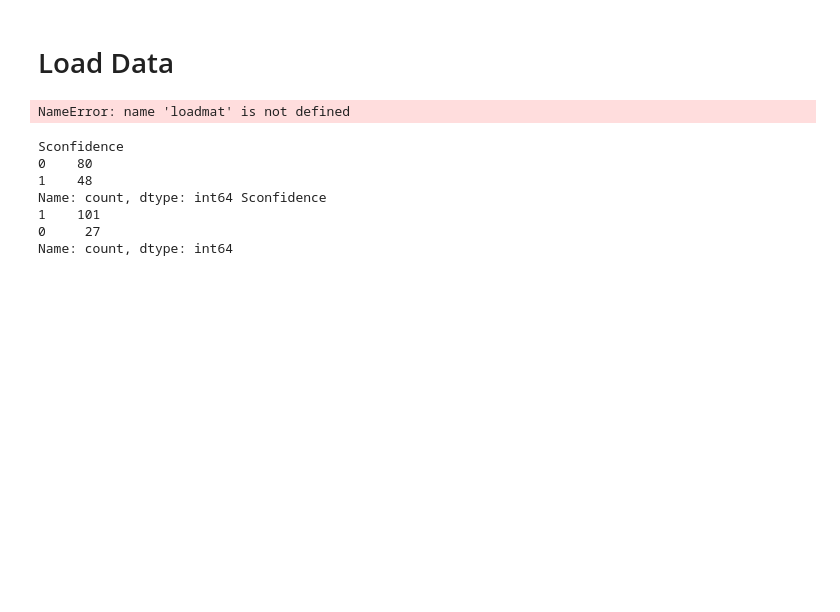
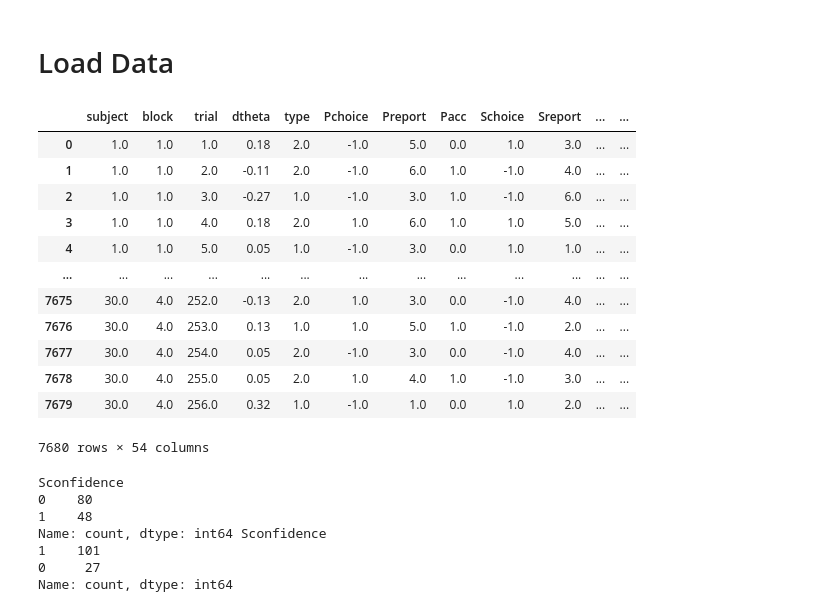
Before and after one commit to meikeoschmann/disRNN-conf-match, a Jupyter notebook: CogModelingRNNsTutorial/DisentangledRNNs_Meike.ipynb, the cells around one changed output. Drawn from its saved outputs; the diff is of its cells as text; code cells hidden in the pictures; blank space fills up the shorter version.

```diff
--- a/CogModelingRNNsTutorial/DisentangledRNNs_Meike.ipynb
+++ b/CogModelingRNNsTutorial/DisentangledRNNs_Meike.ipynb
@@ -26,26 +24,38 @@ Leave-one-out cross-validation for only one subject + plots
 # %%
 data_dir = '..\data\data_for_Meike.mat'
 matDf = loadmat(data_dir)['data']
 df = pd.DataFrame(np.squeeze(np.array(matDf.tolist())).T, columns=matDf.dtype.names).drop(columns=['label','Spcorrect1', 'Spcorrect2', 'Snoise']).sort_values(by=['subject', 'trial'])
 
 # Define target and list of features from previous trial and current trial
 features_prev = ['type', 'theta', 'Pconfidence', 'Pacc', 'Sacc', 'select', 'Reward', 'Sconfidence']
 features_curr = ['type', 'theta', 'Sacc']
 target = ['Sconfidence']
 
 data = SubjectData(
         df,
         features_prev,
         features_curr,
         target,
         categorical_partners=True,
         categorical_theta=True)
 
 features = data.features_prev + data.features_curr
-subject_idx = 27
+subject_idx = 7
 data()
 # %% [output]
+|  | subject | block | trial | dtheta | type | Pchoice | Preport | Pacc | Schoice | Sreport | ... | ... |
+| 0 | 1.0 | 1.0 | 1.0 | 0.18 | 2.0 | -1.0 | 5.0 | 0.0 | 1.0 | 3.0 | ... | ... |
+| 1 | 1.0 | 1.0 | 2.0 | -0.11 | 2.0 | -1.0 | 6.0 | 1.0 | -1.0 | 4.0 | ... | ... |
+| 2 | 1.0 | 1.0 | 3.0 | -0.27 | 1.0 | -1.0 | 3.0 | 1.0 | -1.0 | 6.0 | ... | ... |
+| 3 | 1.0 | 1.0 | 4.0 | 0.18 | 2.0 | 1.0 | 6.0 | 1.0 | 1.0 | 5.0 | ... | ... |
+| 4 | 1.0 | 1.0 | 5.0 | 0.05 | 1.0 | -1.0 | 3.0 | 0.0 | 1.0 | 1.0 | ... | ... |
+| ... | ... | ... | ... | ... | ... | ... | ... | ... | ... | ... | ... | ... |
+| 7675 | 30.0 | 4.0 | 252.0 | -0.13 | 2.0 | 1.0 | 3.0 | 0.0 | -1.0 | 4.0 | ... | ... |
+| 7676 | 30.0 | 4.0 | 253.0 | 0.13 | 1.0 | 1.0 | 5.0 | 1.0 | -1.0 | 2.0 | ... | ... |
+| 7677 | 30.0 | 4.0 | 254.0 | 0.05 | 2.0 | -1.0 | 3.0 | 0.0 | -1.0 | 4.0 | ... | ... |
+| 7678 | 30.0 | 4.0 | 255.0 | 0.05 | 2.0 | 1.0 | 4.0 | 1.0 | -1.0 | 3.0 | ... | ... |
+| 7679 | 30.0 | 4.0 | 256.0 | 0.32 | 1.0 | -1.0 | 1.0 | 0.0 | 1.0 | 2.0 | ... | ... |
-NameError: name 'loadmat' is not defined
+7680 rows × 54 columns
 # %%
 data_df = data.__call__()
 data_s4 = data_df[data_df['subject'] == 28]
```
Also changed, not shown: parts of 9 cells of this notebook.
